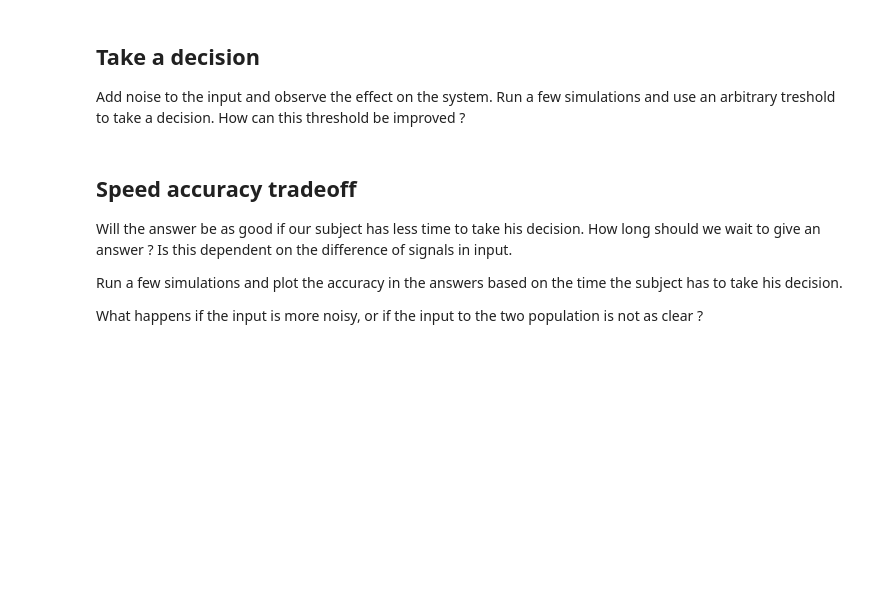
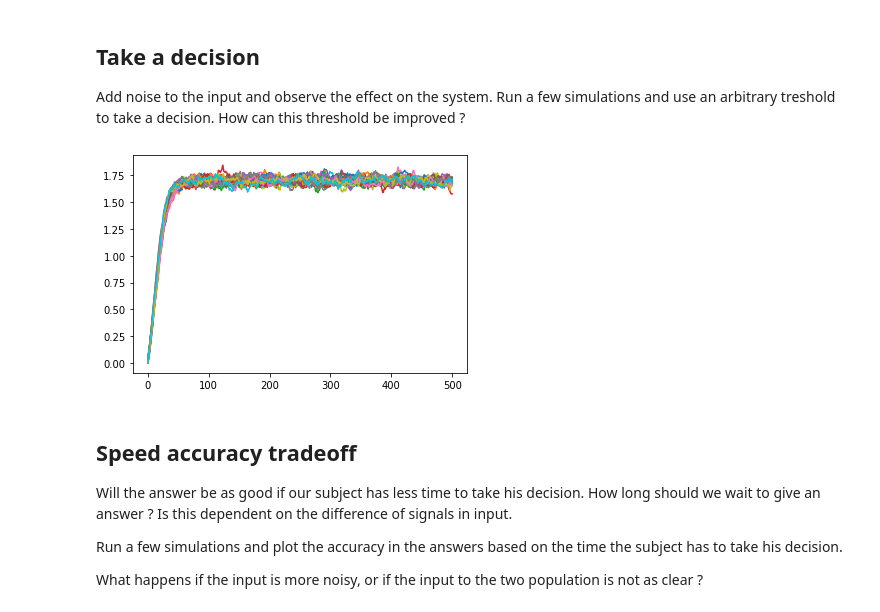
Before and after one commit to fblondiaux/LGBIO2072-2020, a Jupyter notebook: LGBIO2072_TP3.ipynb, the cells around one changed output. Cells and saved outputs as stored; diff of their text form; code cells hidden in the pictures; blank space fills up the shorter version.

```diff
--- a/LGBIO2072_TP3.ipynb
+++ b/LGBIO2072_TP3.ipynb
@@ -150,13 +154,15 @@ Add noise to the input and observe the effect on the system. Run a few simulatio
 # %%
 #Add noise to the input and observe the effect on the system
 
 def noisy_input(RI,sigma,size):
     return np.random.normal(loc=RI,scale=sigma,size=size)
 
 stim_time = 500
 for i in range(20):
-  h = simulatePopEv(noisy_input(0.7,.1,stim_time),noisy_input(0.2,.1,stim_time),0,0,stim_time=stim_time,tau=0.05)
+  h = simulatePopEv(noisy_input(0.7,.1,stim_time),noisy_input(0.2,.1,stim_time),0,0,stim_time=stim_time)
   plt.plot(h[0,:]-h[1,:])
+# %% [output]
+[figure, added]
 # %% [markdown]
 ## Speed accuracy tradeoff
 
```
Also changed, not shown: parts of 3 cells of this notebook.
